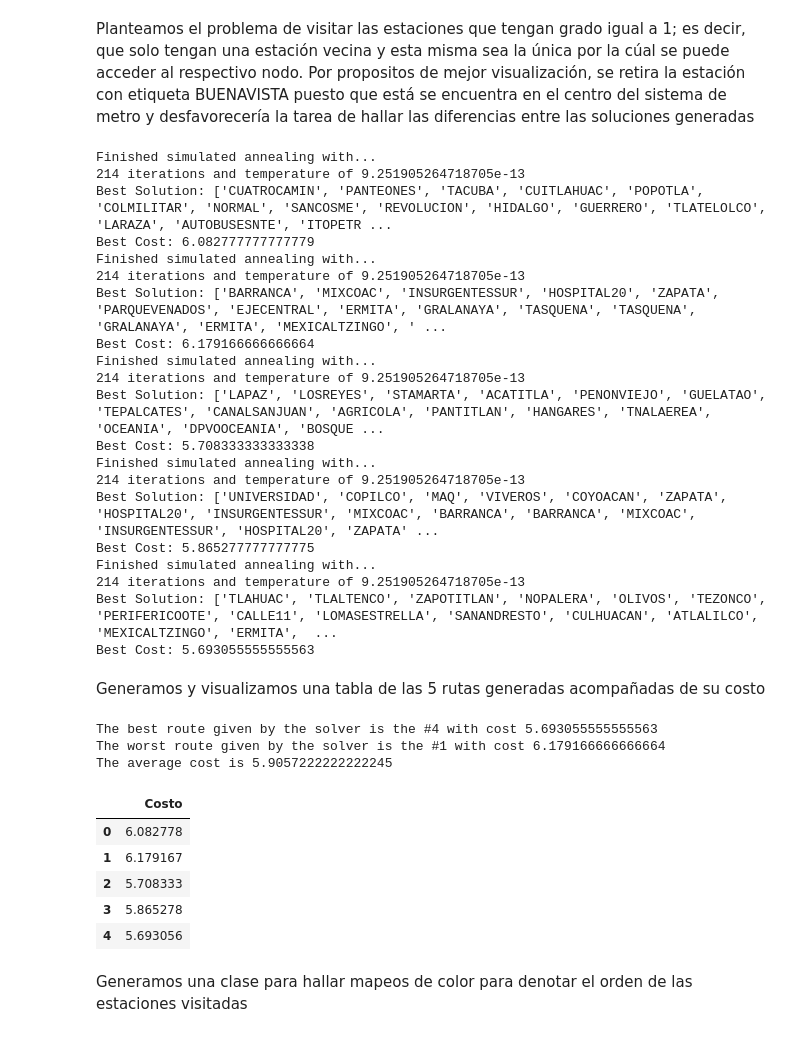
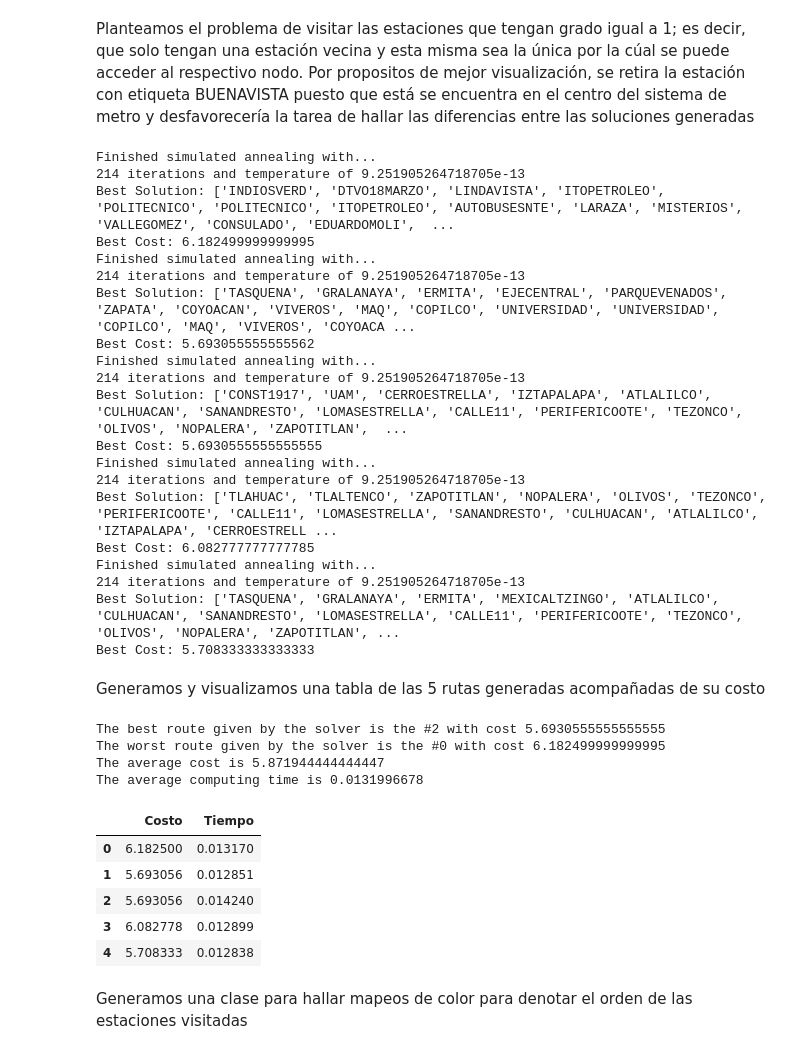
Before and after one commit to FedeSS99/MCE-TSP-Optimizacion, a Jupyter notebook: code/notebooks/05_Solucionador_TSP.ipynb, the cells around one changed output. Cells and saved outputs as stored; diff of their text form; code cells hidden in the pictures.

Commit message:
Add time perfomance counter

```diff
--- a/code/notebooks/05_Solucionador_TSP.ipynb
+++ b/code/notebooks/05_Solucionador_TSP.ipynb
@@ -164,6 +166,9 @@ class TSP_SimulatedAnnealing:
         Returns:
         tuple: A tuple containing the best path and the best cost.
         """
+
+        start_time = perf_counter_ns()
+
         self.__current_path = self.__generate_initial_path()
         actual_cost = self.__compute_path_cost(self.__current_path)
 
@@ -189,6 +194,9 @@ class TSP_SimulatedAnnealing:
 
         self.__get_full_tsp_path()
 
+        end_time = perf_counter_ns()
+        self.perf_time = (end_time - start_time)/1e9
+
         print(f"Finished simulated annealing with...\n{iteration+1} iterations and temperature of {self.__temperature}\nBest Solution: {self.best_path}\nBest Cost: {self.best_cost}")
 
         return self.best_path, self.best_cost
@@ -200,59 +208,64 @@ nodes_to_visit = [node for node in metro_graph.nodes() if node_degrees[node] ==
 
 found_paths = []
 found_costs = []
+perf_times = []
 for k in range(5):
     sa_tsp = TSP_SimulatedAnnealing(metro_graph, nodes_to_visit, 1000.0, 1e-12, 0.85, 1_000)
     best_solution, best_cost = sa_tsp.find_solution()
     found_paths.append(best_solution)
     found_costs.append(best_cost)
+    perf_times.append(sa_tsp.perf_time)
 # %% [output]
 Finished simulated annealing with...
 214 iterations and temperature of 9.251905264718705e-13
-Best Solution: ['CUATROCAMIN', 'PANTEONES', 'TACUBA', 'CUITLAHUAC', 'POPOTLA', 'COLMILITAR', 'NORMAL', 'SANCOSME', 'REVOLUCION', 'HIDALGO', 'GUERRERO', 'TLATELOLCO', 'LARAZA', 'AUTOBUSESNTE', 'ITOPETR ...
-Best Cost: 6.082777777777779
+Best Solution: ['INDIOSVERD', 'DTVO18MARZO', 'LINDAVISTA', 'ITOPETROLEO', 'POLITECNICO', 'POLITECNICO', 'ITOPETROLEO', 'AUTOBUSESNTE', 'LARAZA', 'MISTERIOS', 'VALLEGOMEZ', 'CONSULADO', 'EDUARDOMOLI',  ...
+Best Cost: 6.182499999999995
 Finished simulated annealing with...
 214 iterations and temperature of 9.251905264718705e-13
-Best Solution: ['BARRANCA', 'MIXCOAC', 'INSURGENTESSUR', 'HOSPITAL20', 'ZAPATA', 'PARQUEVENADOS', 'EJECENTRAL', 'ERMITA', 'GRALANAYA', 'TASQUENA', 'TASQUENA', 'GRALANAYA', 'ERMITA', 'MEXICALTZINGO', ' ...
-Best Cost: 6.179166666666664
+Best Solution: ['TASQUENA', 'GRALANAYA', 'ERMITA', 'EJECENTRAL', 'PARQUEVENADOS', 'ZAPATA', 'COYOACAN', 'VIVEROS', 'MAQ', 'COPILCO', 'UNIVERSIDAD', 'UNIVERSIDAD', 'COPILCO', 'MAQ', 'VIVEROS', 'COYOACA ...
+Best Cost: 5.693055555555562
 Finished simulated annealing with...
 214 iterations and temperature of 9.251905264718705e-13
-Best Solution: ['LAPAZ', 'LOSREYES', 'STAMARTA', 'ACATITLA', 'PENONVIEJO', 'GUELATAO', 'TEPALCATES', 'CANALSANJUAN', 'AGRICOLA', 'PANTITLAN', 'HANGARES', 'TNALAEREA', 'OCEANIA', 'DPVOOCEANIA', 'BOSQUE ...
-Best Cost: 5.708333333333338
+Best Solution: ['CONST1917', 'UAM', 'CERROESTRELLA', 'IZTAPALAPA', 'ATLALILCO', 'CULHUACAN', 'SANANDRESTO', 'LOMASESTRELLA', 'CALLE11', 'PERIFERICOOTE', 'TEZONCO', 'OLIVOS', 'NOPALERA', 'ZAPOTITLAN',  ...
+Best Cost: 5.6930555555555555
 Finished simulated annealing with...
 214 iterations and temperature of 9.251905264718705e-13
-Best Solution: ['UNIVERSIDAD', 'COPILCO', 'MAQ', 'VIVEROS', 'COYOACAN', 'ZAPATA', 'HOSPITAL20', 'INSURGENTESSUR', 'MIXCOAC', 'BARRANCA', 'BARRANCA', 'MIXCOAC', 'INSURGENTESSUR', 'HOSPITAL20', 'ZAPATA' ...
-Best Cost: 5.865277777777775
+Best Solution: ['TLAHUAC', 'TLALTENCO', 'ZAPOTITLAN', 'NOPALERA', 'OLIVOS', 'TEZONCO', 'PERIFERICOOTE', 'CALLE11', 'LOMASESTRELLA', 'SANANDRESTO', 'CULHUACAN', 'ATLALILCO', 'IZTAPALAPA', 'CERROESTRELL ...
+Best Cost: 6.082777777777785
 Finished simulated annealing with...
 214 iterations and temperature of 9.251905264718705e-13
-Best Solution: ['TLAHUAC', 'TLALTENCO', 'ZAPOTITLAN', 'NOPALERA', 'OLIVOS', 'TEZONCO', 'PERIFERICOOTE', 'CALLE11', 'LOMASESTRELLA', 'SANANDRESTO', 'CULHUACAN', 'ATLALILCO', 'MEXICALTZINGO', 'ERMITA',  ...
-Best Cost: 5.693055555555563
+Best Solution: ['TASQUENA', 'GRALANAYA', 'ERMITA', 'MEXICALTZINGO', 'ATLALILCO', 'CULHUACAN', 'SANANDRESTO', 'LOMASESTRELLA', 'CALLE11', 'PERIFERICOOTE', 'TEZONCO', 'OLIVOS', 'NOPALERA', 'ZAPOTITLAN', ...
+Best Cost: 5.708333333333333
 # %% [markdown]
 Generamos y visualizamos una tabla de las 5 rutas generadas acompañadas de su costo
 # %%
-FoundRoutesCost_df = pd.DataFrame({"Costo": found_costs})
+FoundRoutesCost_df = pd.DataFrame({"Costo": found_costs, "Tiempo": perf_times})
 
 MinCostIndex = FoundRoutesCost_df.idxmin()["Costo"]
 MinCost = FoundRoutesCost_df.loc[MinCostIndex]["Costo"]
 MaxCostIndex = FoundRoutesCost_df.idxmax()["Costo"]
 MaxCost = FoundRoutesCost_df.loc[MaxCostIndex]["Costo"]
 
 AverageCost = FoundRoutesCost_df["Costo"].mean()
+AverageTime = FoundRoutesCost_df["Tiempo"].mean()
 
 print(f"The best route given by the solver is the #{MinCostIndex} with cost {MinCost}")
 print(f"The worst route given by the solver is the #{MaxCostIndex} with cost {MaxCost}")
 print(f"The average cost is {AverageCost}")
+print(f"The average computing time is {AverageTime}")
 
 FoundRoutesCost_df
 # %% [output]
-The best route given by the solver is the #4 with cost 5.693055555555563
-The worst route given by the solver is the #1 with cost 6.179166666666664
-The average cost is 5.9057222222222245
+The best route given by the solver is the #2 with cost 5.6930555555555555
+The worst route given by the solver is the #0 with cost 6.182499999999995
+The average cost is 5.871944444444447
+The average computing time is 0.0131996678
-|  | Costo |
-| 0 | 6.082778 |
-| 1 | 6.179167 |
-| 2 | 5.708333 |
-| 3 | 5.865278 |
-| 4 | 5.693056 |
+|  | Costo | Tiempo |
+| 0 | 6.182500 | 0.013170 |
+| 1 | 5.693056 | 0.012851 |
+| 2 | 5.693056 | 0.014240 |
+| 3 | 6.082778 | 0.012899 |
+| 4 | 5.708333 | 0.012838 |
 # %% [markdown]
 Generamos una clase para hallar mapeos de color para denotar el orden de las estaciones visitadas
 # %%
```
Also changed, not shown: parts of 1 cell of this notebook.
